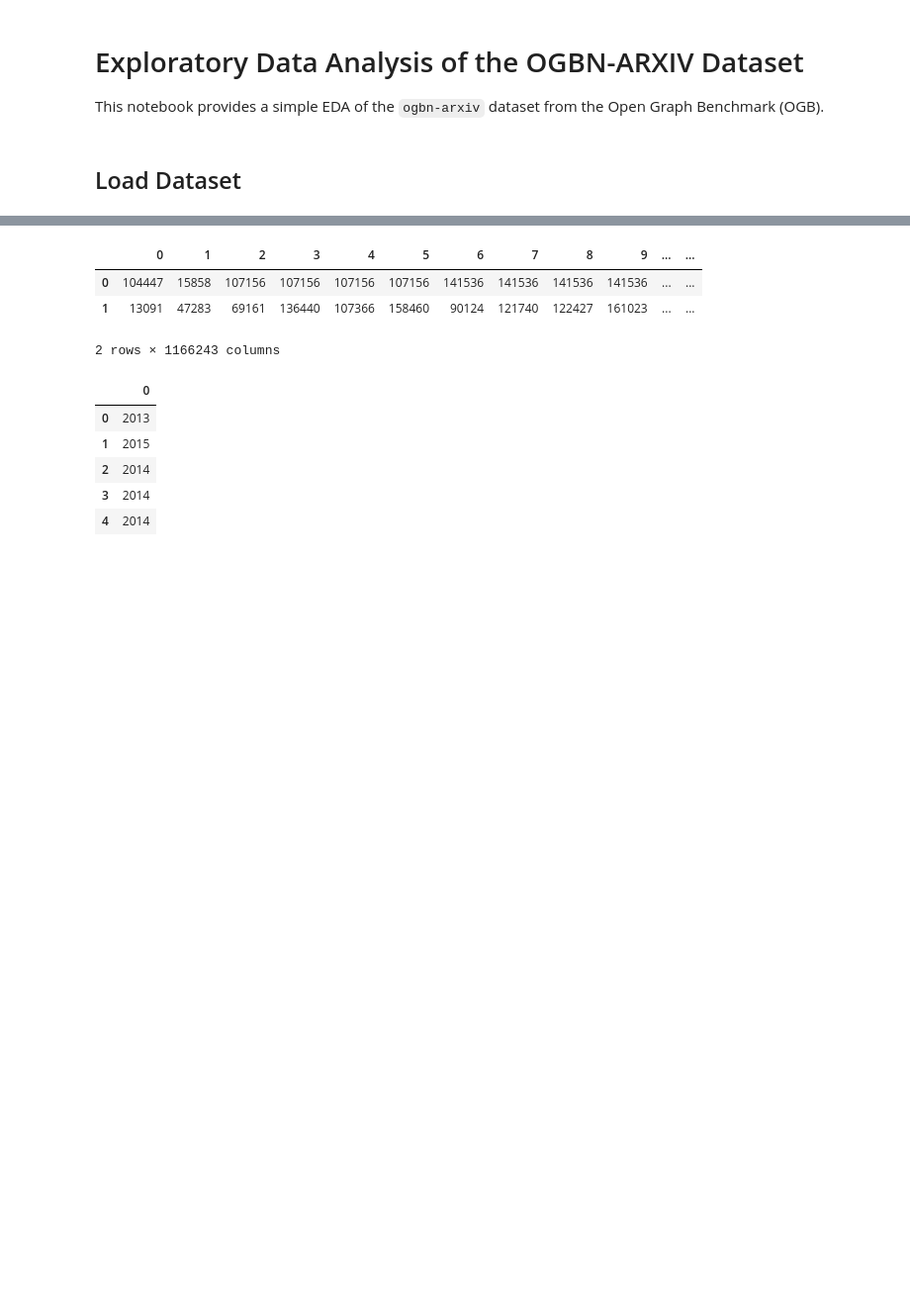
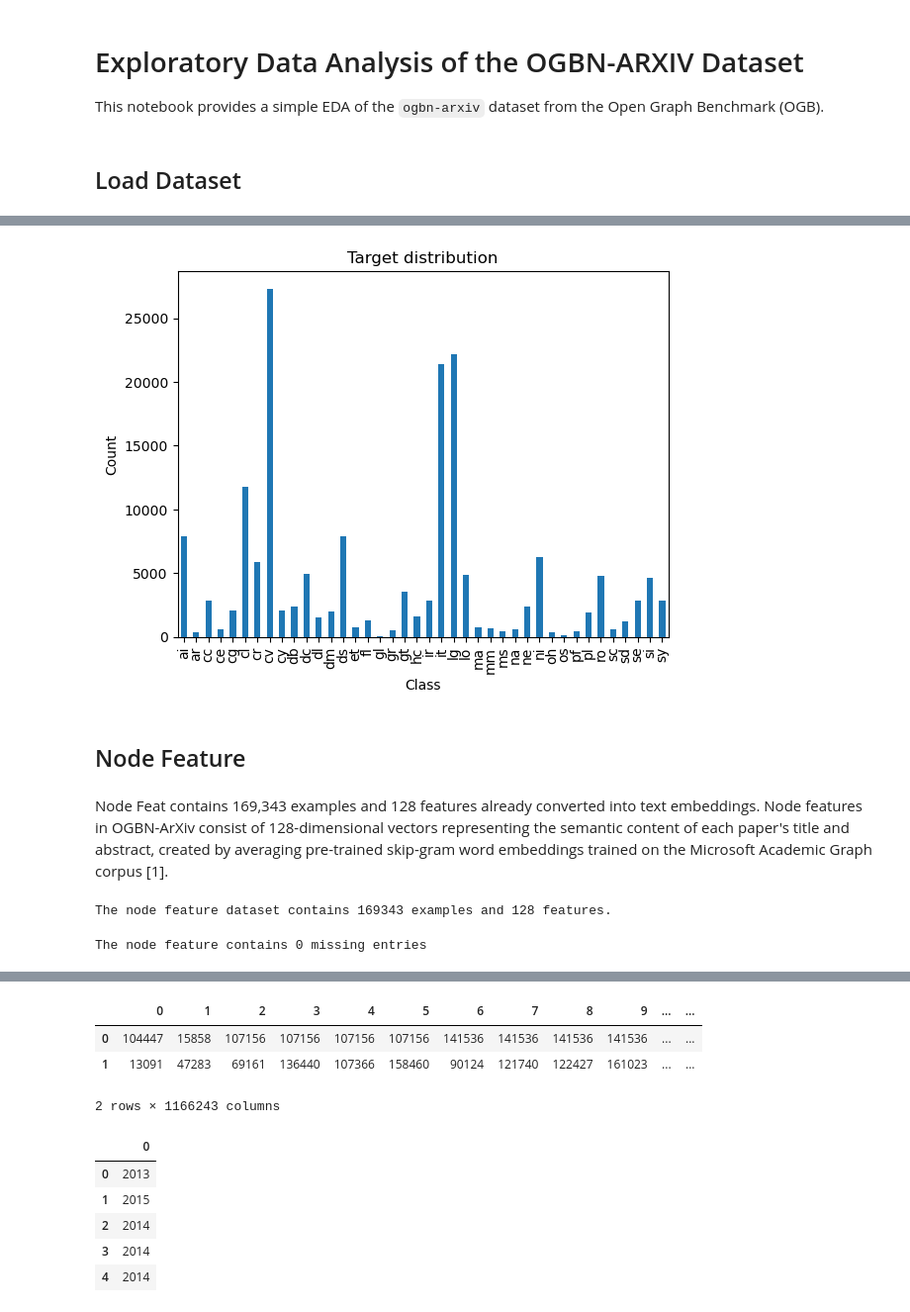
Before and after one commit to CodingWithJoseph/ClassificationBenchmarks, a Jupyter notebook: notebooks/ogb/01_eda_overview.ipynb, the cells around one changed output, grey strips where cells are left out. Shown at 99% size. Drawn from its saved outputs; the diff is of its cells as text; code cells hidden in the pictures; blank space fills up the shorter version.

```diff
--- a/notebooks/ogb/01_eda_overview.ipynb
+++ b/notebooks/ogb/01_eda_overview.ipynb
@@ -27,0 +133,16 @@ node_feat['label'] = labels.flatten()
+# %%
+mapping = pd.read_csv('../../data/ogb/ogbn_arxiv/mapping/labelidx2arxivcategeory.csv.gz')
+
+mapping["category"] = mapping["arxiv category"].str.replace("arxiv cs ", "", regex=False).str.lower()
+mapping.drop("arxiv category", axis=1, inplace=True)
+mapping.rename(columns={'label idx': 'label'}, inplace=True)
+
+labels.rename(columns={0: 'label'}, inplace=True)
+
+desc = pd.DataFrame(list(cs_map.items()), columns=['category', 'description'])
+desc['category'] = desc['category'].str.lower()
+
+labels = pd.merge(labels, mapping, on='label')
+labels = pd.merge(labels, desc, on='category')
+
+labels.head()
@@ -28,3 +180,23 @@ node_feat['label'] = labels.flatten()
+# %%
+labels['category'].value_counts().sort_index().plot(kind='bar')
+plt.title("Target distribution")
+plt.xlabel("Class")
+plt.ylabel("Count")
+plt.show()
+# %% [output]
+[figure, added]
+# %% [markdown]
+## Node Feature
+# %% [markdown]
+Node Feat contains 169,343 examples and 128 features already converted into text embeddings. Node features in OGBN-ArXiv consist of 128-dimensional vectors representing the semantic content of each paper's title and abstract, created by averaging pre-trained skip-gram word embeddings trained on the Microsoft Academic Graph corpus [1].
+# %%
+print(f'The node feature dataset contains {node_feat.shape[0]} examples and {node_feat.shape[1]} features.')
+# %% [output]
+The node feature dataset contains 169343 examples and 128 features.
+# %%
+print(f'The node feature contains {node_feat.isna().sum().sum()} missing entries')
+# %% [output]
+The node feature contains 0 missing entries
 # %%
 node_feat.head()
 # %% [output]
```
Also changed, not shown: parts of 28 cells of this notebook, 5 other files.
